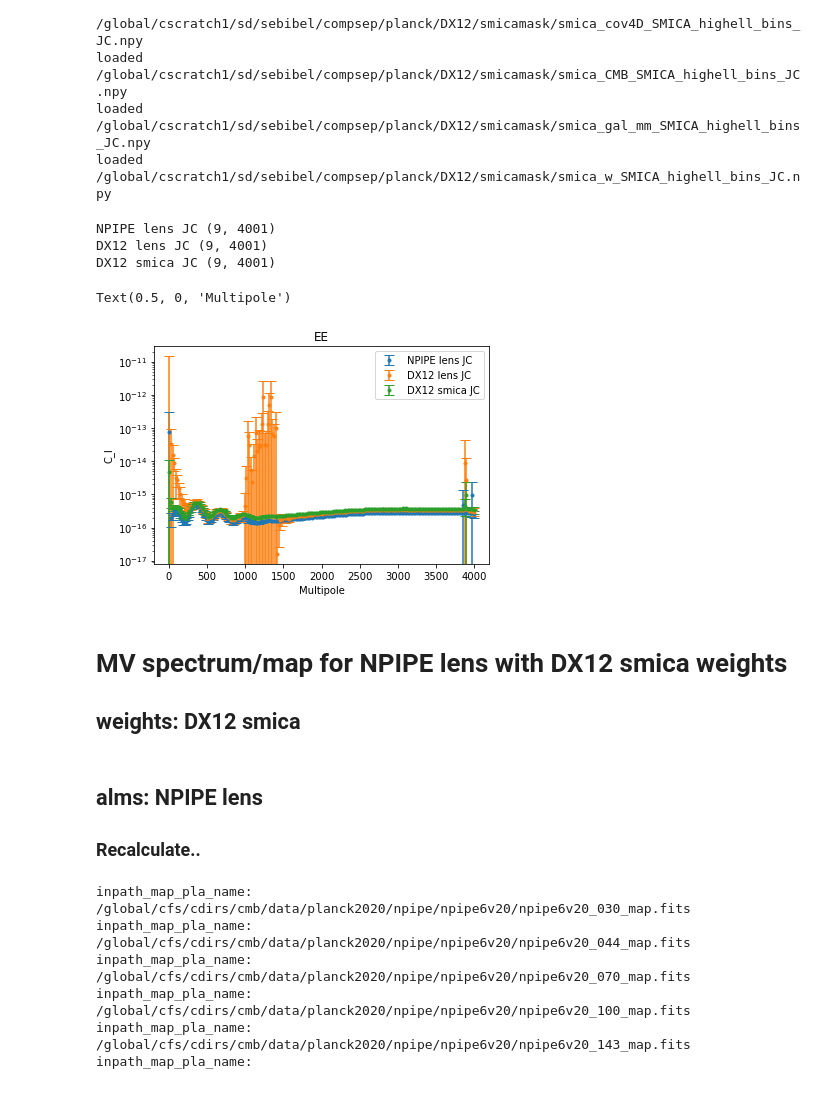
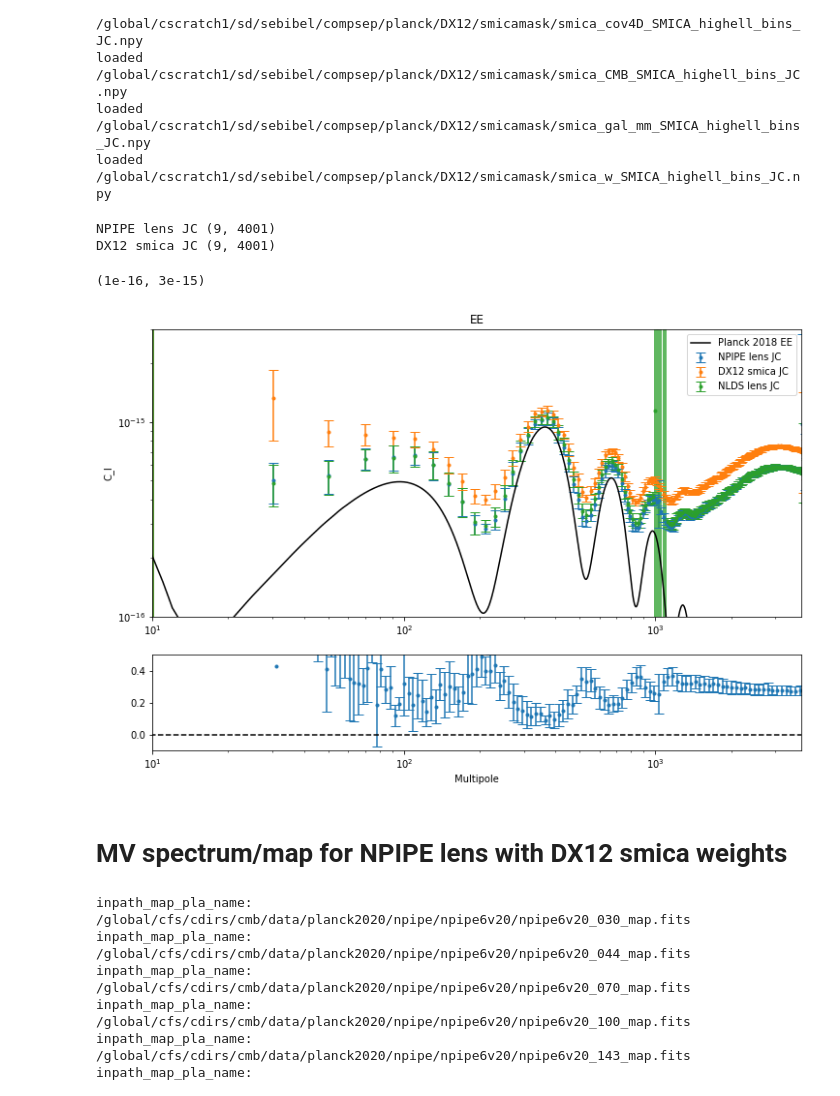
Before and after one commit to Sebastian-Belkner/component_separation, a Jupyter notebook: notebooks/Check Improvement.ipynb, the cells around one changed output. Saved outputs shown, nothing was run; the diff lists cells and outputs as text; code cells hidden in the pictures.

```diff
--- a/notebooks/Check Improvement.ipynb
+++ b/notebooks/Check Improvement.ipynb
@@ -3,6 +6,7 @@
 import numpy as np
 import smica
 import os
+import matplotlib.gridspec as gridspec
 import json
 
 import warnings
@@ -36,6 +40,7 @@ bins = csu.bins
 detector = csu.FREQ_f
 specfilter = csu.specfilter
 freqfilter = csu.FREQFILTER
+freqdset = csu.freqdset
 lmaxbins = int(bins[-1][1])
 colors=csu.CB_color_cycle
 bcorr = [
@@ -51,6 +56,8 @@ bcorr = [
         ]
     ]
 beam5 = hp.gauss_beam(0.001454441043324941835, lmax, pol = True)[:,1]
+spectrum_truth = io.load_truthspectrum()
+spectrum_truth.shape
 # %%
 def get_mask(freqdset, mskset, spectrum_type):
     csu = Config(freqdset=freqdset, mskset=mskset, spectrum_type=spectrum_type, verbose=False)
@@ -164,45 +166,60 @@ loaded /global/cscratch1/sd/sebibel/compsep/planck/DX12/smicamask/smica_w_SMICA_
 # %%
 %matplotlib inline
 EBidx = 0
 nbins = 200
+fig = plt.figure(figsize=(12,8))
+gs = gridspec.GridSpec(2, 1, height_ratios=[3,1])
+ax0 = plt.subplot(gs[0])
+ax1 = plt.subplot(gs[1])
+
 for freqdset, mskset, spectrum_type in itertools.product(*prod):
     if freqdset in clmin:
         if mskset in clmin[freqdset]:
             if spectrum_type in clmin[freqdset][mskset]:
                 if clmin[freqdset][mskset][spectrum_type] is not None:
-                    if clmin[freqdset][mskset][spectrum_type][EBidx].shape[0] == 9:
-                        print(freqdset, mskset, spectrum_type, clmin[freqdset][mskset][spectrum_type][EBidx].shape)
-                        mean, err, _ = hpf.std_dev_binned(clmin[freqdset][mskset][spectrum_type][EBidx][1], binwidth=nbins, lmax=4001, log=False)
-                        plt.errorbar((_[1:]+_[:-1])/2, mean, yerr=err, label='{} {} {}'.format(freqdset,mskset, spectrum_type), fmt= '.', capsize=5)
+                    if freqdset == 'DX12' and  mskset == 'lens':
+                        pass
+                    else:
+                        if clmin[freqdset][mskset][spectrum_type][EBidx].shape[0] == 9:
+                            print(freqdset, mskset, spectrum_type, clmin[freqdset][mskset][spectrum_type][EBidx].shape)
+                            mean, err, _ = hpf.std_dev_binned(clmin[freqdset][mskset][spectrum_type][EBidx][1], binwidth=nbins, lmax=4001, log=False)
+                            ax0.errorbar((_[1:]+_[:-1])/2, mean, yerr=err, label='{} {} {}'.format(freqdset,mskset, spectrum_type), fmt= '.', capsize=5)
+
                 else:
                     pass
             else:
                 pass
-# mean, err, _ = hpf.std_dev_binned(ClTcombNLDS[EBidx+1], binwidth=nbins, lmax=4001, log=False)
-# plt.errorbar((_[1:]+_[:-1])/2, mean, yerr=err, label='NPIPE data with DX12-smica weights', fmt= '.', capsize=5)
-# mean, err, _ = hpf.std_dev_binned(propag_smica_C_lmin_sc[EBidx], binwidth=nbins, lmax=4000, log=False)
-# plt.errorbar((_[1:]+_[:-1])/2, mean, yerr=err, label='NPIPE data with smica-propag weights', fmt= '.', capsize=5)
-# plt.plot(C_lS[0,1], label='Planck best estimate')
-plt.legend()
-plt.yscale('log')
-plt.ylabel('C_l')
+mean, err, _ = hpf.std_dev_binned(ClTcombNLDS[0,1], binwidth=nbins, lmax=4001, log=False)
+ax0.errorbar((_[1:]+_[:-1])/2, mean, yerr=err, label='{} {} {}'.format('NLDS','lens', 'JC'), fmt= '.', capsize=5)
+ll = np.arange(0,4000,1)
+ax0.plot(spectrum_truth['Planck-{}'.format('EE')].to_numpy()[:lmax_loc]*1e-12/(ll*(ll+1)/(2*np.pi)), label= 'Planck 2018 EE', color='black')
+meanNLNL, errNLNL, _ = hpf.std_dev_binned(clmin['NPIPE']['lens']['JC'][0][1], binwidth=nbins, lmax=4001, log=True)
+meanDSDS, errDSDS, _ = hpf.std_dev_binned(clmin['DX12']['smica']['JC'][0][1], binwidth=nbins, lmax=4001, log=True)
+meanR, errR, _ = hpf.std_dev_binned(clmin['DX12']['smica']['JC'][0][1]/clmin['NPIPE']['lens']['JC'][0][1]-1, binwidth=nbins, lmax=4001, log=True)
+ax1.errorbar((_[1:]+_[:-1])/2, meanR, yerr=errR, fmt= '.', capsize=5)
+ax1.hlines(0, 0, 4000, ls='--', color='black')
+ax1.set_ylim((-0.1,0.5))
+
+ax0.legend()
+ax0.set_yscale('log')
+ax0.set_ylabel('C_l')
+ax0.set_xscale('log')
+ax1.set_xscale('log')
+ax0.set_xlim((10,3800))
+ax1.set_xlim((10,3800))
 if EBidx == 0:
-    plt.title('EE')
+    ax0.set_title('EE')
 else:
-    plt.title('BB')
-plt.xlabel('Multipole')
+    ax0.set_title('BB')
+ax1.set_xlabel('Multipole')
+ax0.set_ylim((1e-16,3e-15))
 # %% [output]
 NPIPE lens JC (9, 4001)
-DX12 lens JC (9, 4001)
 DX12 smica JC (9, 4001)
-Text(0.5, 0, 'Multipole')
+(1e-16, 3e-15)
-[figure, old version]
+[figure, new version]
 # %% [markdown]
 # MV spectrum/map for NPIPE lens with DX12 smica weights
-## weights: DX12 smica
-# %% [markdown]
-## alms: NPIPE lens
-### Recalculate..
 # %%
 maps = dict()
 for freqdset in ['NPIPE', 'DX12']:
```
Also changed, not shown: parts of 30 cells of this notebook, 11 other files.
